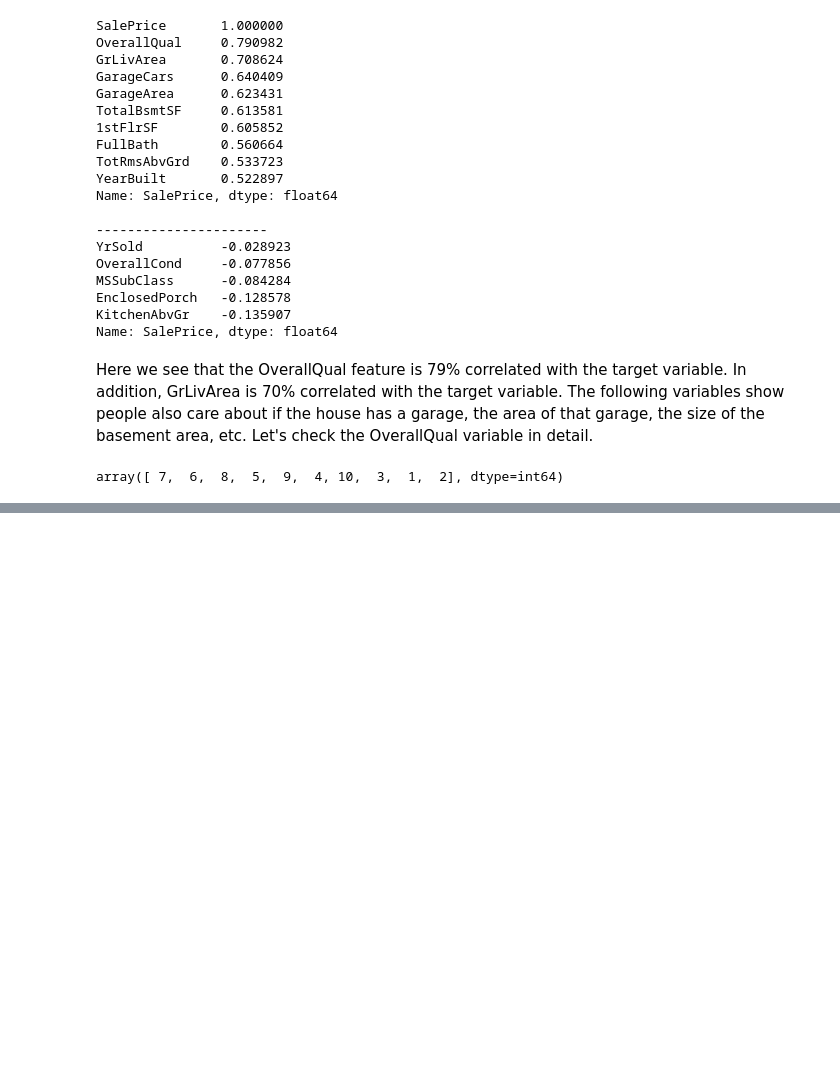
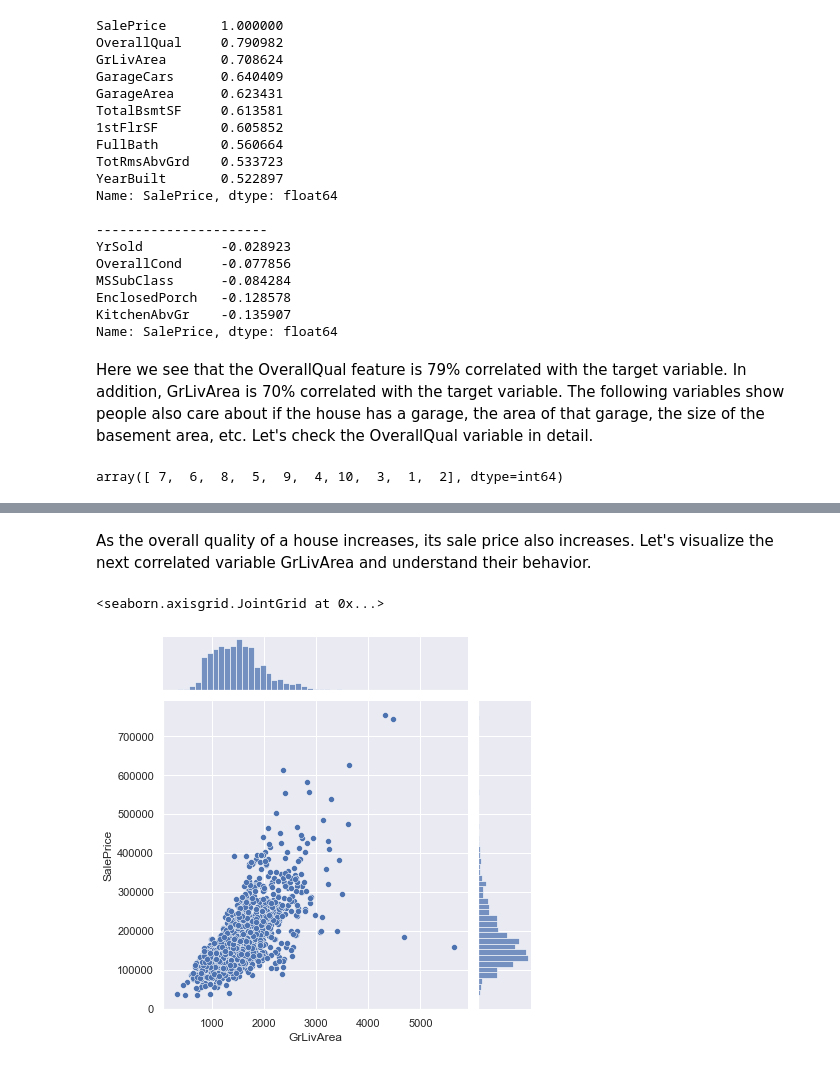
Before and after one commit to sdr1993/kaggle-house-price-prediction, a Jupyter notebook: kaggle_house_price_prediction.ipynb, the cells around one changed output, grey strips where cells are left out. Cells and saved outputs as stored; diff of their text form; code cells hidden in the pictures; blank space fills up the shorter version.

```diff
--- a/kaggle_house_price_prediction.ipynb
+++ b/kaggle_house_price_prediction.ipynb
@@ -201,0 +230,8 @@ array([ 7,  6,  8,  5,  9,  4, 10,  3,  1,  2], dtype=int64)
+# %% [markdown]
+ As the overall quality of a house increases, its sale price also increases. Let's visualize the next correlated variable GrLivArea and understand their behavior.
+# %%
+#GrLivArea variable
+sns.jointplot(x=train['GrLivArea'], y=train['SalePrice'])
+# %% [output]
+<seaborn.axisgrid.JointGrid at 0x...>
+[figure, added]
```
Also changed, not shown: parts of 15 cells of this notebook.
